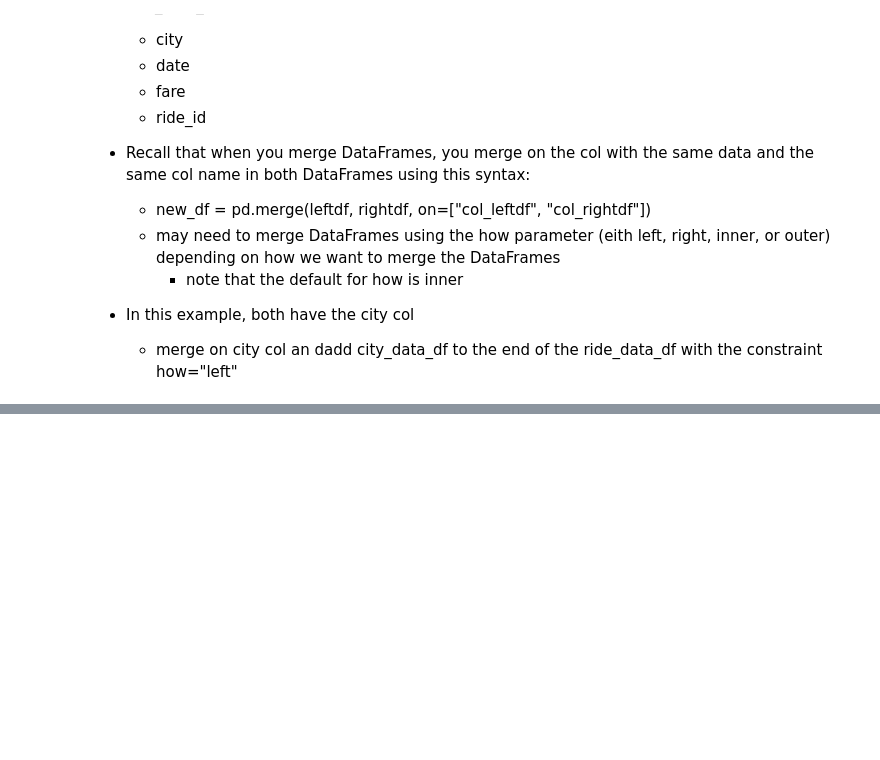
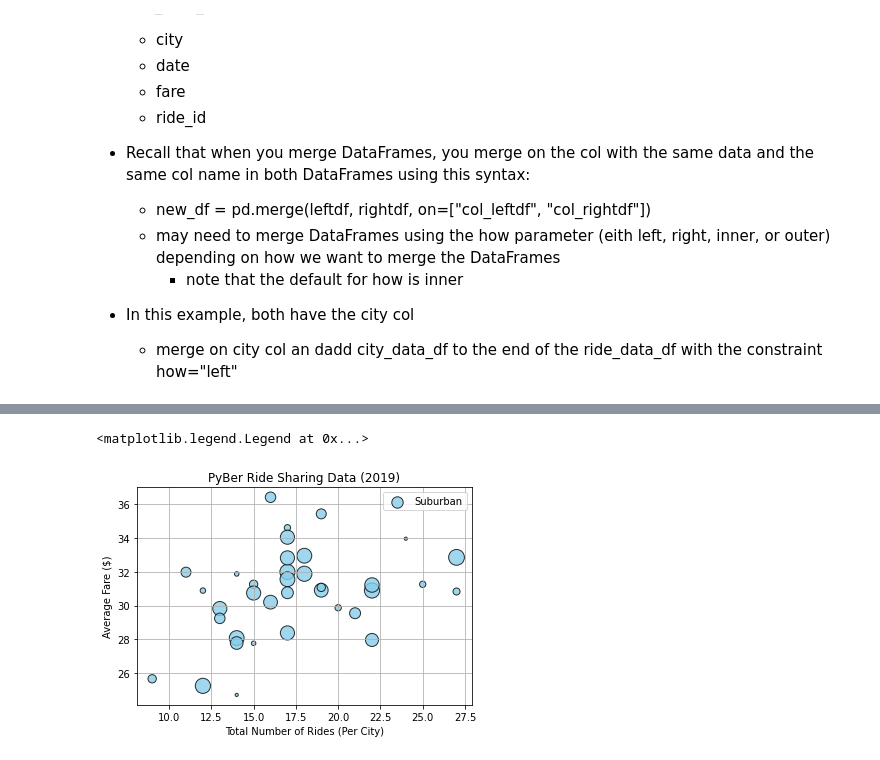
Before and after one commit to jwcomp4/PyBer_Analysis, a Jupyter notebook: PyBer.ipynb, the cells around one changed output, grey strips where cells are left out. Cells and saved outputs as stored; diff of their text form; code cells hidden in the pictures; blank space fills up the shorter version.

```diff
--- a/PyBer.ipynb
+++ b/PyBer.ipynb
@@ -181,0 +220,6 @@ pyber_data_df.head()
+# %%
+# Creating DataFrames for Rural and Suburban cities:
+
+rural_cities_df = pyber_data_df[pyber_data_df["type"]=="Rural"]
+
+suburb_cities_df = pyber_data_df[pyber_data_df["type"]=="Suburban"]
@@ -181,0 +253,8 @@ pyber_data_df.head()
+# %%
+# Creating the rural ride count Series
+
+rural_ride_count = rural_cities_df.groupby(["city"]).count()["ride_id"]
+
+# Creating the suburban ride count Series
+
+suburb_ride_count = suburb_cities_df.groupby(["city"]).count()["ride_id"]
@@ -181,0 +275,6 @@ pyber_data_df.head()
+# %%
+# Calculating the mean for the suburban and rural city types
+
+rural_avg_fare = rural_cities_df.groupby(["city"]).mean()["fare"]
+
+suburb_avg_fare = suburb_cities_df.groupby(["city"]).mean()["fare"]
@@ -181,0 +325,17 @@ pyber_data_df.head()
+# %%
+# Build the scatter plot for the suburbs
+
+plt.scatter(suburb_ride_count,
+           suburb_avg_fare,
+           s=10*suburb_avg_driver, c="skyblue",
+           edgecolors="black", linewidths=1,
+           alpha=0.8, label="Suburban")
+
+plt.title("PyBer Ride Sharing Data (2019)")
+plt.ylabel("Average Fare ($)")
+plt.xlabel("Total Number of Rides (Per City)")
+plt.grid(True)
+plt.legend()
+# %% [output]
+<matplotlib.legend.Legend at 0x...>
+[figure, added]
```
Also changed, not shown: parts of 13 cells of this notebook.
